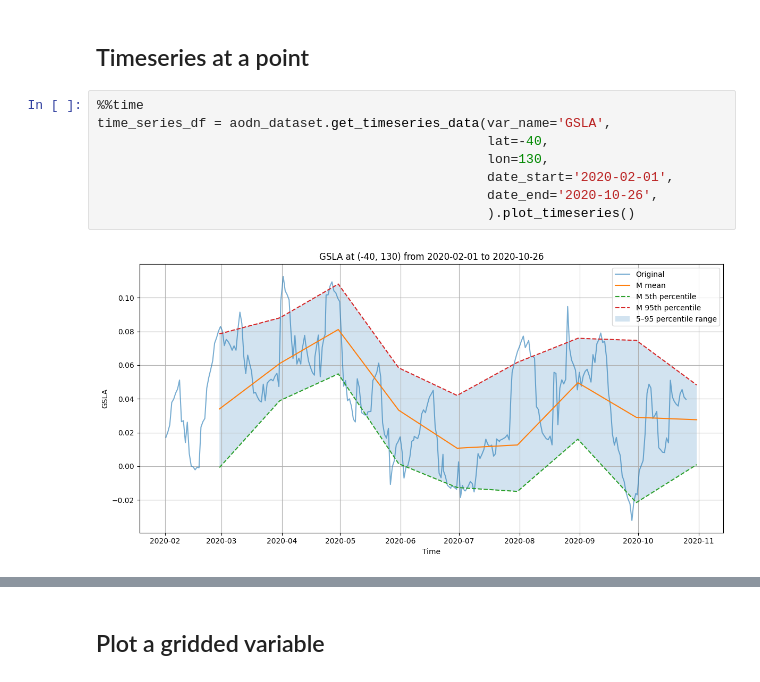
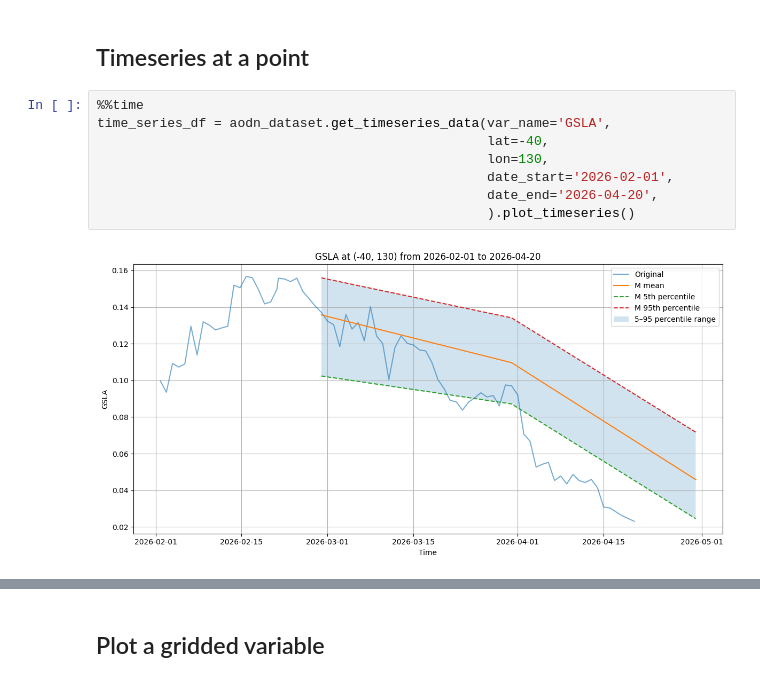
Before and after one commit to aodn/aodn_cloud_optimised, a Jupyter notebook: notebooks/model_sea_level_anomaly_gridded_realtime.ipynb, the cells around one changed output, grey strips where cells are left out. Saved outputs shown, nothing was run; the diff lists cells and outputs as text.

```diff
--- a/notebooks/model_sea_level_anomaly_gridded_realtime.ipynb
+++ b/notebooks/model_sea_level_anomaly_gridded_realtime.ipynb
@@ -73,10 +73,10 @@ aodn_dataset.plot_time_coverage()
 # %%
 %%time
 time_series_df = aodn_dataset.get_timeseries_data(var_name='GSLA',
                                                   lat=-40,
                                                   lon=130,
-                                                  date_start='2020-02-01',
-                                                  date_end='2020-10-26',
+                                                  date_start='2026-02-01',
+                                                  date_end='2026-04-20',
                                                   ).plot_timeseries()
 # %% [output]
-[figure, old version]
+[figure, new version]
```
Also changed, not shown: parts of 7 cells of this notebook.
